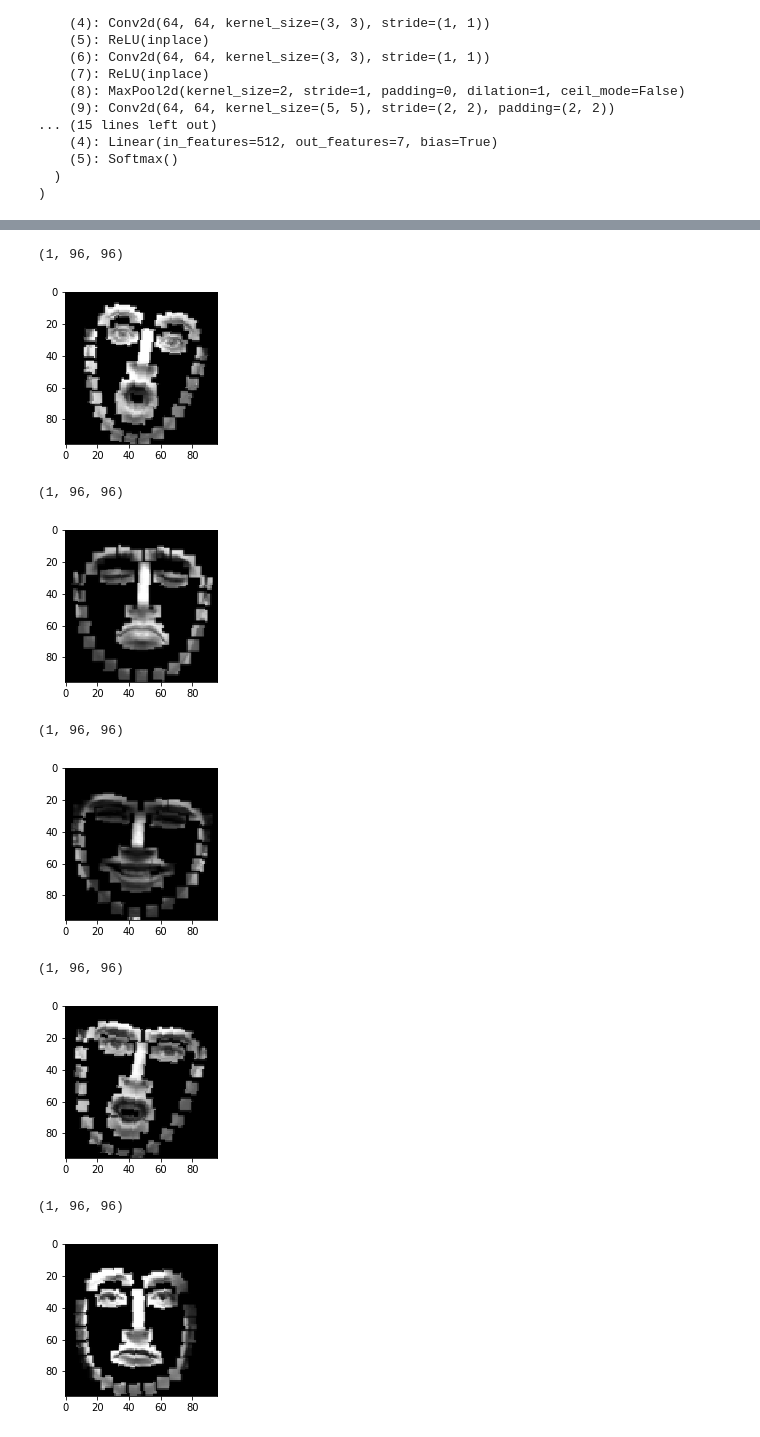
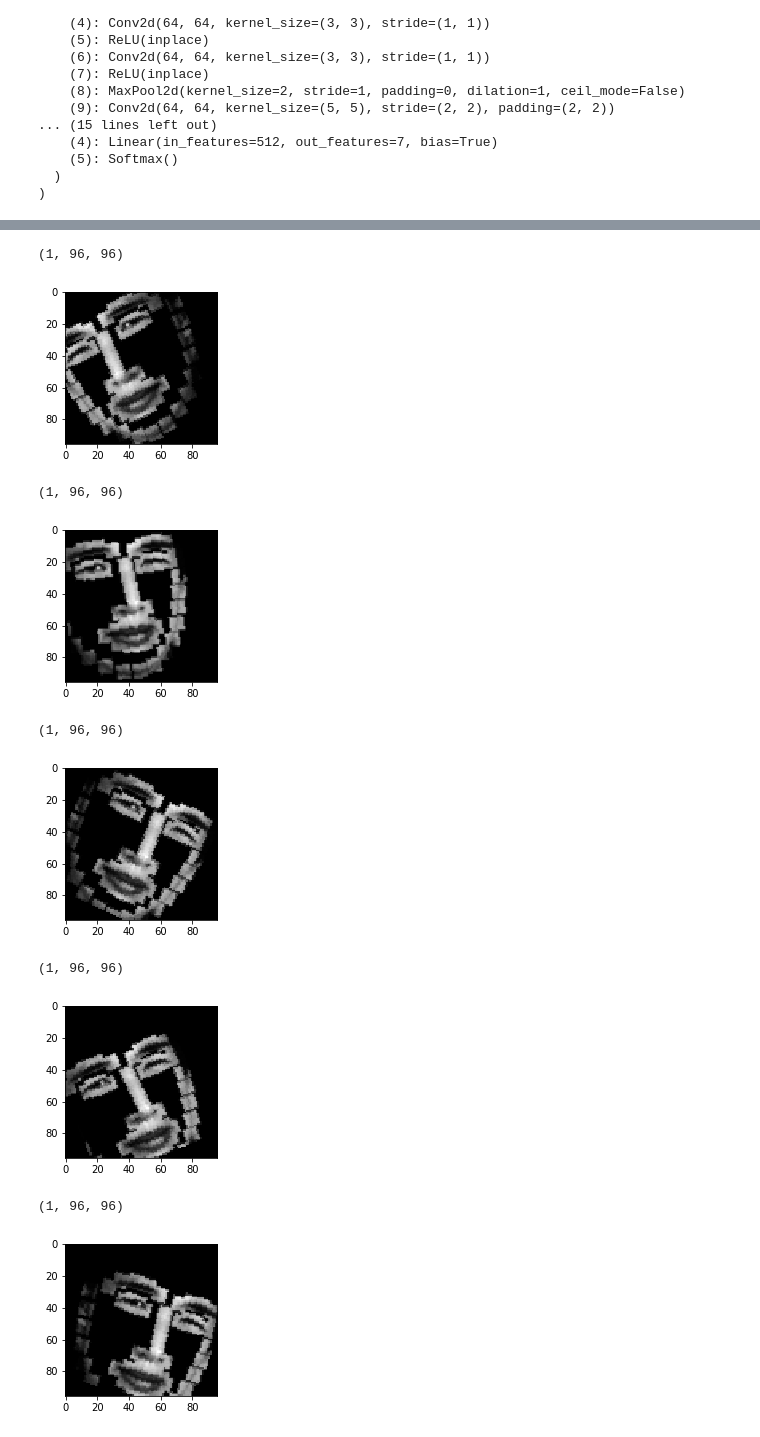
Before and after one commit to Chaunhewie/FER-based-on-Pytorch, a Jupyter notebook: train_test.ipynb, the cells around one changed output, grey strips where cells are left out. Drawn from its saved outputs; the diff is of its cells as text; code cells hidden in the pictures.

```diff
--- a/train_test.ipynb
+++ b/train_test.ipynb
@@ -83,7 +83,7 @@ class OPT:
         # 批次大小
         self.bs = 32
         # 学习率
-        self.lr = 0.01
+        self.lr = 0.005
         # epoch
         self.epoch = 200
         # 每次获得到更优的准确率后，会进行一次存储，此选项选择是否从上次存储位置继续
@@ -98,7 +98,7 @@ class OPT:
         self.lrd_r = 0.9
 
 #         self.model, self.epoch, self.bs = 'ACNN', 1000, 128
-        self.model, self.epoch, self.bs = 'ACCNN', 2000, 64
+        self.model, self.epoch, self.bs = 'ACCNN', 2800, 4
 #         self.model, self.epoch, self.bs = 'AlexNet', 500, 32
 #         self.model, self.epoch, self.bs = 'VGG11', 200, 32
 #         self.model, self.epoch, self.bs = 'VGG13', 200, 32
@@ -110,12 +110,12 @@ class OPT:
 #         self.model, self.epoch, self.bs = 'ResNet101', 200, 32
 #         self.model, self.epoch, self.bs = 'ResNet152', 200, 32
         self.lre_je = int(self.epoch*0.1)
-        self.lrd_se = 1750
+        self.lrd_se = 2700
         self.lrd_s = 20
 
-#         self.dataset = 'FER2013'
-#         self.dataset = 'JAFFE'
-        self.dataset = 'CK+'
+#         self.dataset, self.tr_using_crop = 'FER2013', False
+        self.dataset, self.tr_using_crop = 'JAFFE', True
+#         self.dataset, self.tr_using_crop = 'CK+', False
 opt = OPT()
 
 
@@ -276,15 +280,24 @@ ACCNN(
 itr = enumerate(train_loader)
 bs, (inputs, targets) = next(itr)
 inputs, targets = inputs.numpy(), targets.numpy()
-for index in range(len(inputs)):
-    input = inputs[index]
-    print(input.shape)
-    arr = input.reshape([input.shape[1], input.shape[2]])
-    fig = plt.figure()
-    ax = fig.add_subplot(121)
-    ax.imshow(arr, cmap="gray")
-    plt.show()
-    if index > 5:
+
+def draw_inputs(inputs):
+    for index in range(len(inputs)):
+        input = inputs[index]
+        print(input.shape)
+        arr = input.reshape([input.shape[1], input.shape[2]])
+        fig = plt.figure()
+        ax = fig.add_subplot(121)
+        ax.imshow(arr, cmap="gray")
+        plt.show()
+        if index > 5:
+            break
+
+if transform_using_crop:
+    for crop_index in range(len(inputs)):
+        draw_inputs(inputs[crop_index])
         break
+else:
+    draw_inputs(inputs)
 # %% [output]
 (1, 96, 96)
@@ -294,13 +307,13 @@ for index in range(len(inputs)):
 (1, 96, 96)
-[figure, old version]
+[figure, new version]
 (1, 96, 96)
-[figure, old version]
+[figure, new version]
 (1, 96, 96)
-[figure, old version]
+[figure, new version]
 (1, 96, 96)
-[figure, old version]
+[figure, new version]
 (1, 96, 96)
-[figure, old version]
+[figure, new version]
 # %%
 # Training
 def train(epoch, jump_out_lr=-1.):
```
Also changed, not shown: parts of 5 cells of this notebook, 3 other files.
